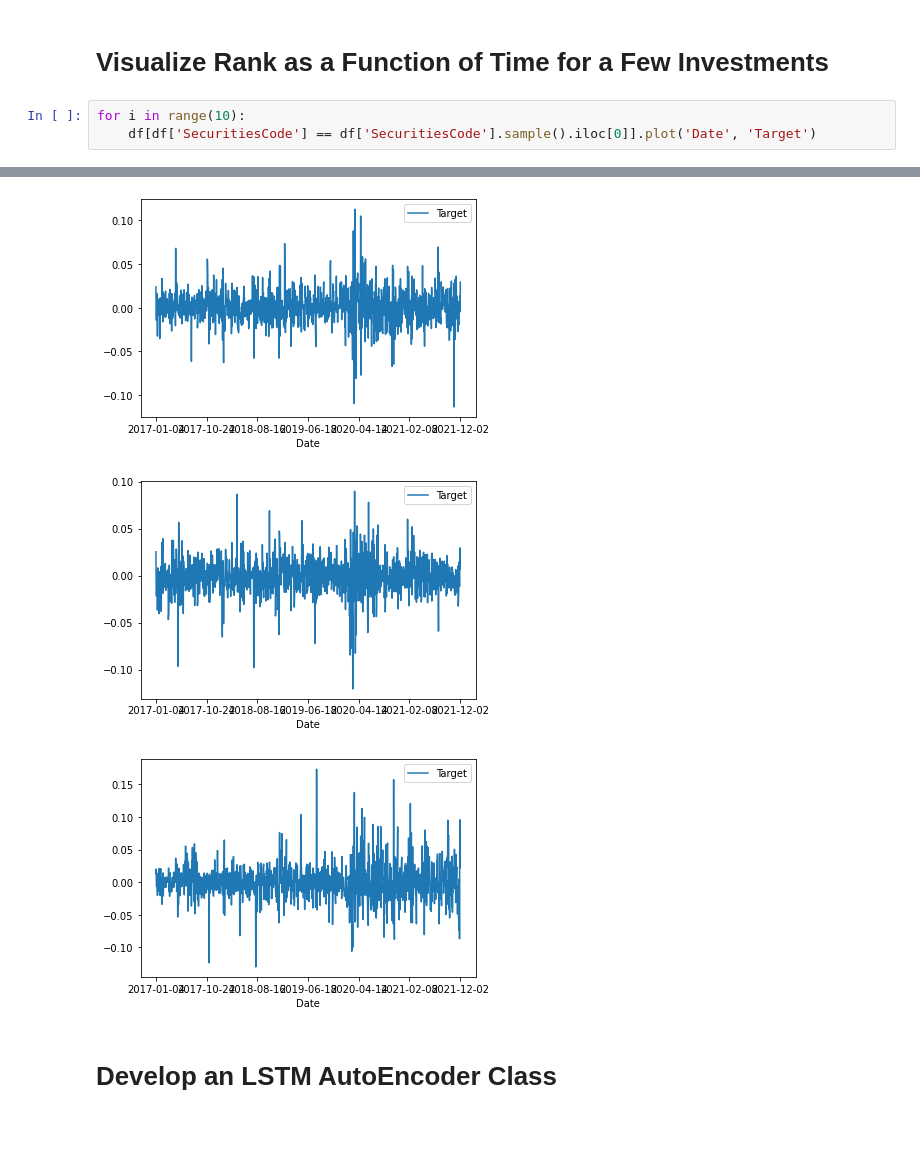
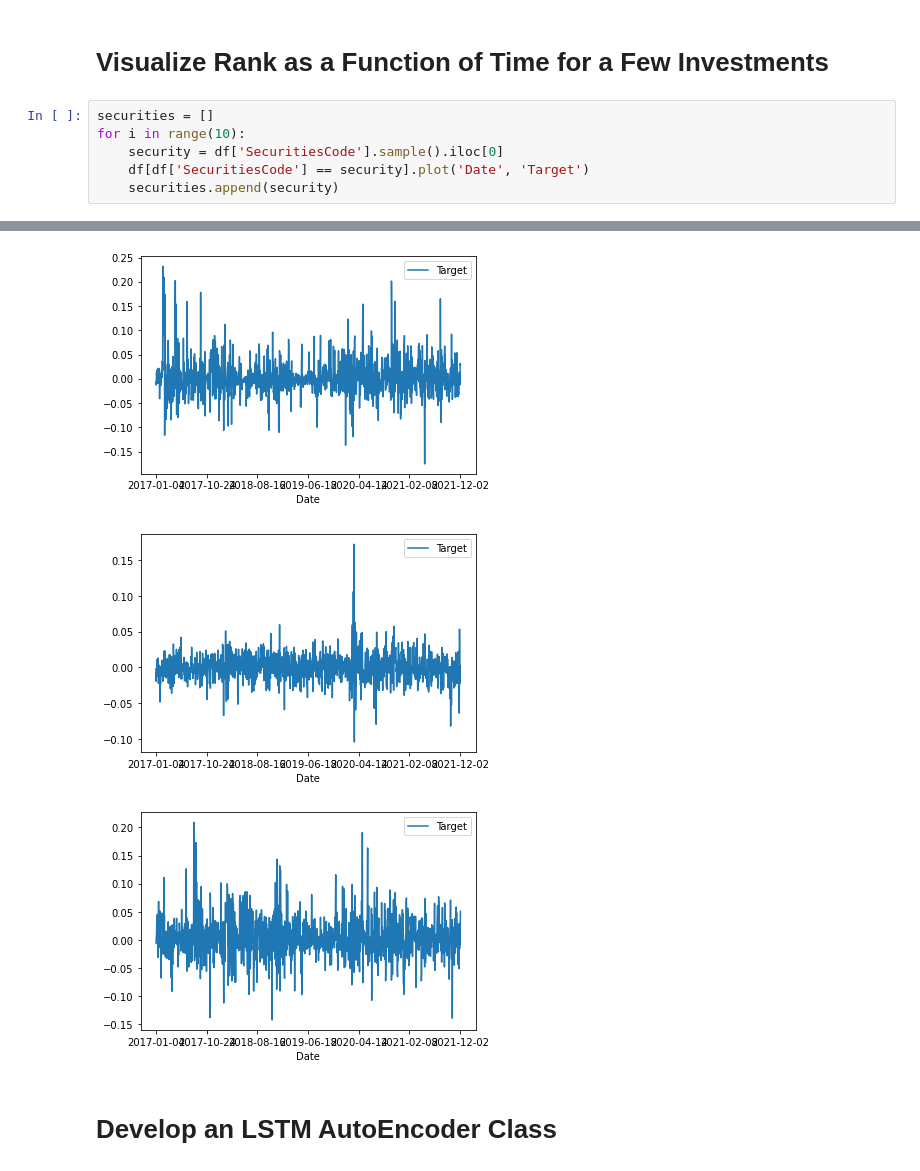
Before and after one commit to pjbhaumik/LSTMAE-LSTM-pipeline, a Jupyter notebook: jpx-lstm-autoencoder-lstm-pipeline.ipynb, the cells around one changed output, grey strips where cells are left out. Saved outputs shown, nothing was run; the diff lists cells and outputs as text; blank space fills up the shorter version.

```diff
--- a/jpx-lstm-autoencoder-lstm-pipeline.ipynb
+++ b/jpx-lstm-autoencoder-lstm-pipeline.ipynb
@@ -38,6 +38,9 @@ max    6.436540e+08      2.000000e+01       1070.000000  1.119512e+00
 # %% [markdown]
 # Visualize Rank as a Function of Time for a Few Investments
 # %%
+securities = []
 for i in range(10):
-    df[df['SecuritiesCode'] == df['SecuritiesCode'].sample().iloc[0]].plot('Date', 'Target')
+    security = df['SecuritiesCode'].sample().iloc[0]
+    df[df['SecuritiesCode'] == security].plot('Date', 'Target')
+    securities.append(security)
 # %% [output]
@@ -51,6 +54,6 @@ for i in range(10):
-[figure, old version]
+[figure, new version]
-[figure, old version]
+[figure, new version]
-[figure, old version]
+[figure, new version]
 # %% [markdown]
 # Develop an LSTM AutoEncoder Class
 # %%
```
Also changed, not shown: parts of 10 cells of this notebook.
